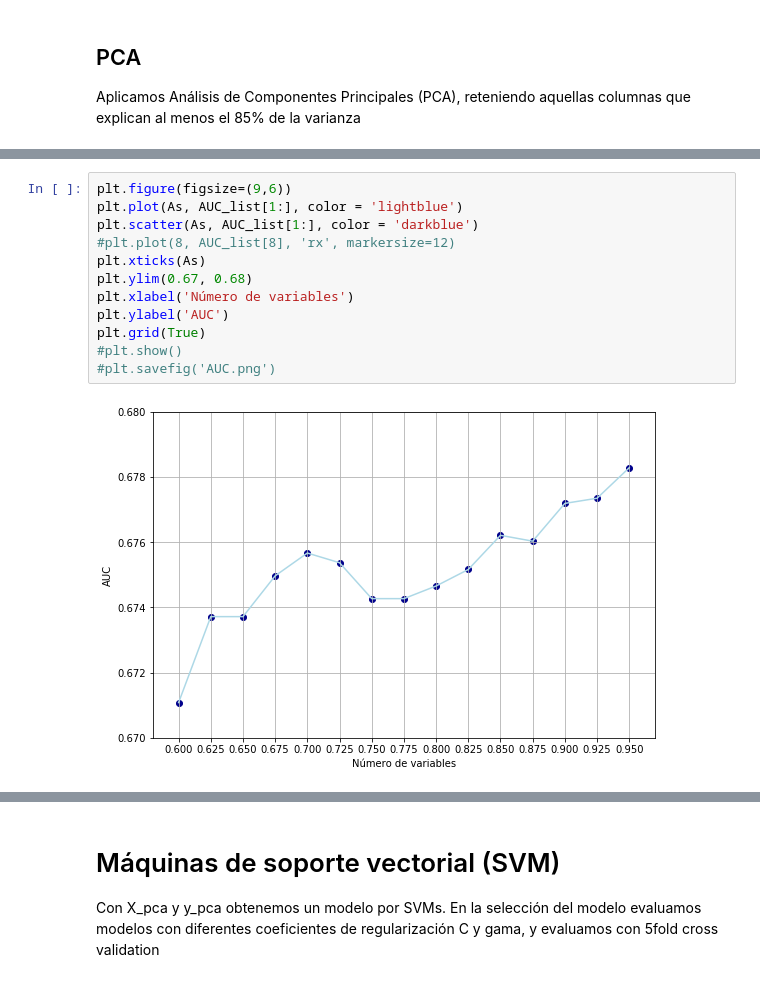
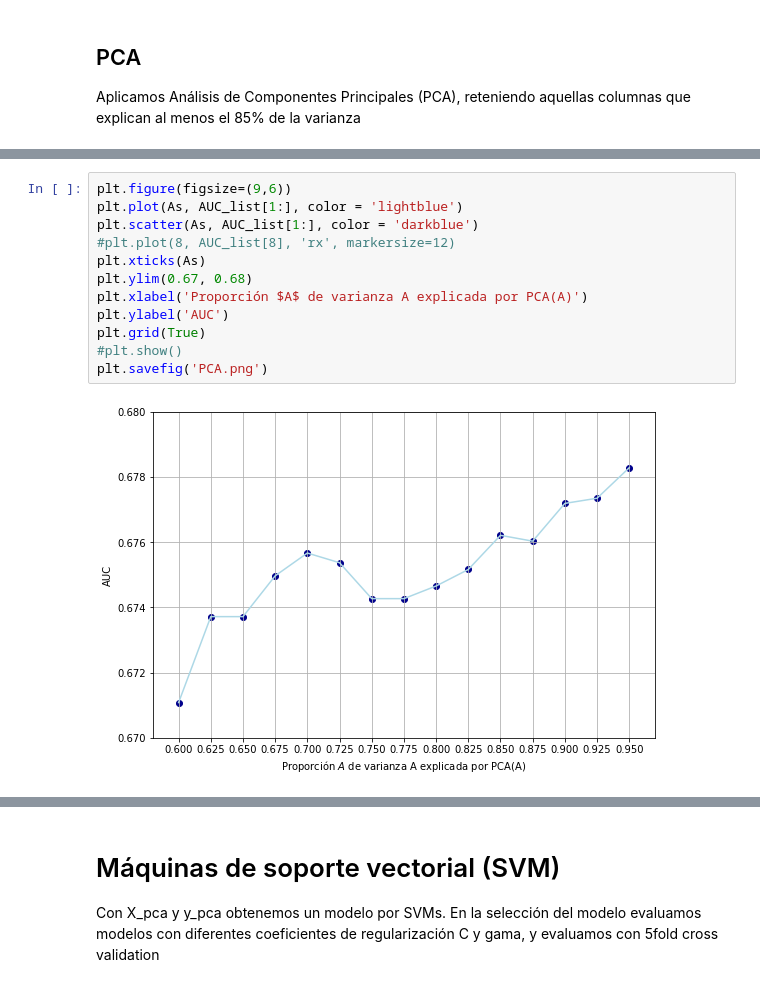
Before and after one commit to erickgrm/machine-learning, a Jupyter notebook: project/pca.ipynb, the cells around one changed output, grey strips where cells are left out. Drawn from its saved outputs; the diff is of its cells as text.

```diff
--- a/project/pca.ipynb
+++ b/project/pca.ipynb
@@ -94,15 +94,15 @@ AUC: 0.6782799844991513
 # %%
 plt.figure(figsize=(9,6))
 plt.plot(As, AUC_list[1:], color = 'lightblue')
 plt.scatter(As, AUC_list[1:], color = 'darkblue')
 #plt.plot(8, AUC_list[8], 'rx', markersize=12)
 plt.xticks(As)
 plt.ylim(0.67, 0.68)
-plt.xlabel('Número de variables')
+plt.xlabel('Proporción $A$ de varianza A explicada por PCA(A)')
 plt.ylabel('AUC')
 plt.grid(True)
 #plt.show()
-#plt.savefig('AUC.png')
+plt.savefig('PCA.png')
 # %% [output]
-[figure, old version]
+[figure, new version]
 # %%
```
Also changed, not shown: parts of 4 cells of this notebook, 3 other files.
